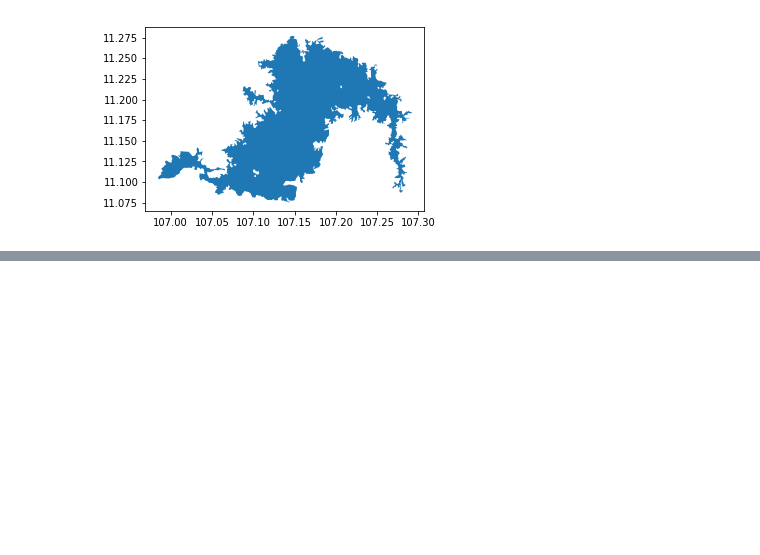
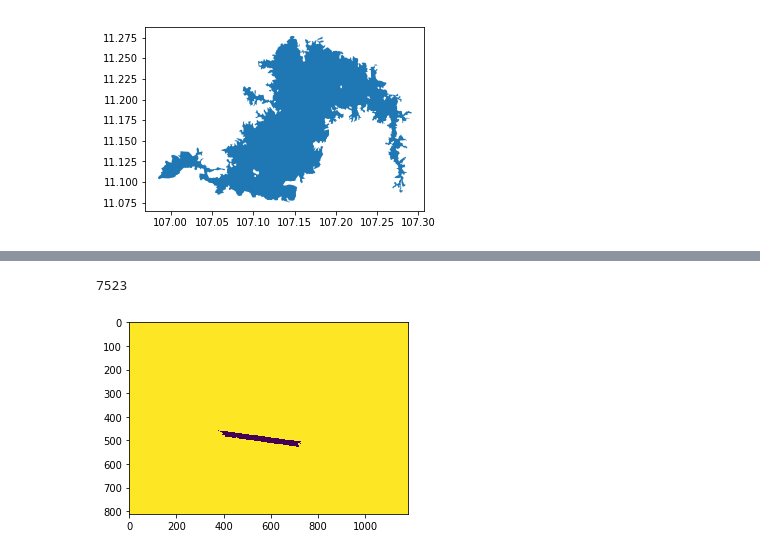
Before and after one commit to Hydroviet/Landsat-Imagery, a Jupyter notebook: Try on Landsat 7.ipynb, the cells around one changed output, grey strips where cells are left out. Drawn from its saved outputs; the diff is of its cells as text; code cells hidden in the pictures; blank space fills up the shorter version.

```diff
--- a/Try on Landsat 7.ipynb
+++ b/Try on Landsat 7.ipynb
@@ -228,0 +250,34 @@ pyplot.imshow(ndvi.squeeze())
+# %%
+def count_pixel(obj, type_of_map, startingPoint):
+    from queue import Queue
+    dx = [0,1,0,-1]
+    dy = [1,0,-1,0]
+
+    visited = np.zeros((obj.shape[0], obj.shape[0])).astype('bool')
+    final_obj= np.zeros((obj.shape[0], obj.shape[1]))
+
+    u0, v0 = startingPoint[0], startingPoint[1]
+
+    q = Queue()
+    q.put((u0, v0))
+    visited[u0, v0] = True
+    countPixel = 0
+
+    while not q.empty():
+        u, v = q.get()
+        final_obj[u, v] = -1
+        countPixel += 1
+        for k in range(4):
+            _u, _v = u + dx[k], v + dy[k]
+            if not insideMatrix(_u, _v, obj.shape[0], obj.shape[1]):
+                continue
+            if check_expansion(obj[_u, _v], type_of_map) and not visited[_u, _v]:
+                visited[_u, _v] = True
+                q.put((_u, _v))
+    pyplot.imshow(final_obj)
+    return countPixel
+# %%
+count_pixel(ndwi2, 'NDWI2', [500, 600])
+# %% [output]
+7523
+[figure, added]
```
Also changed, not shown: parts of 4 cells of this notebook, 2 other files.
